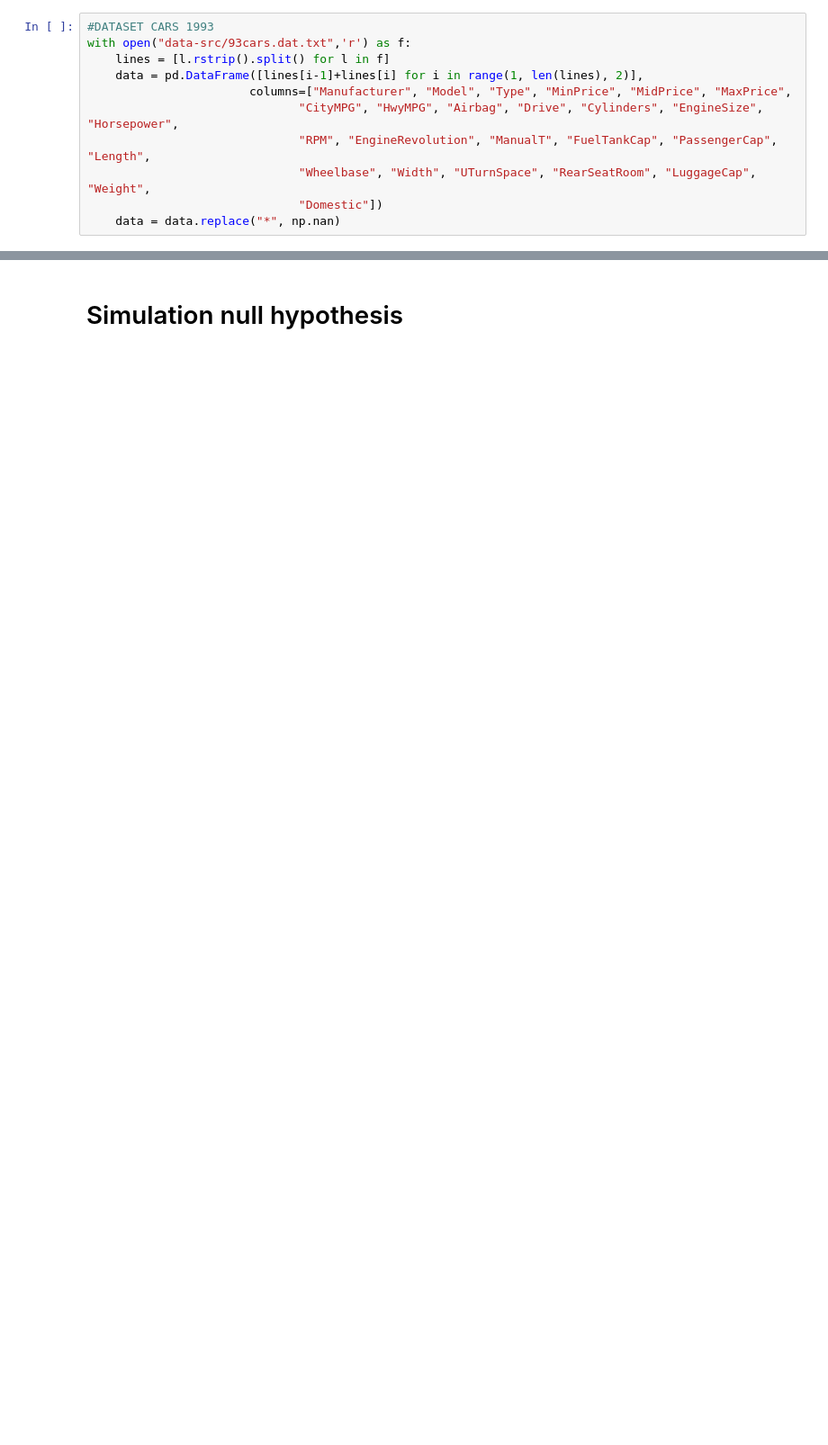
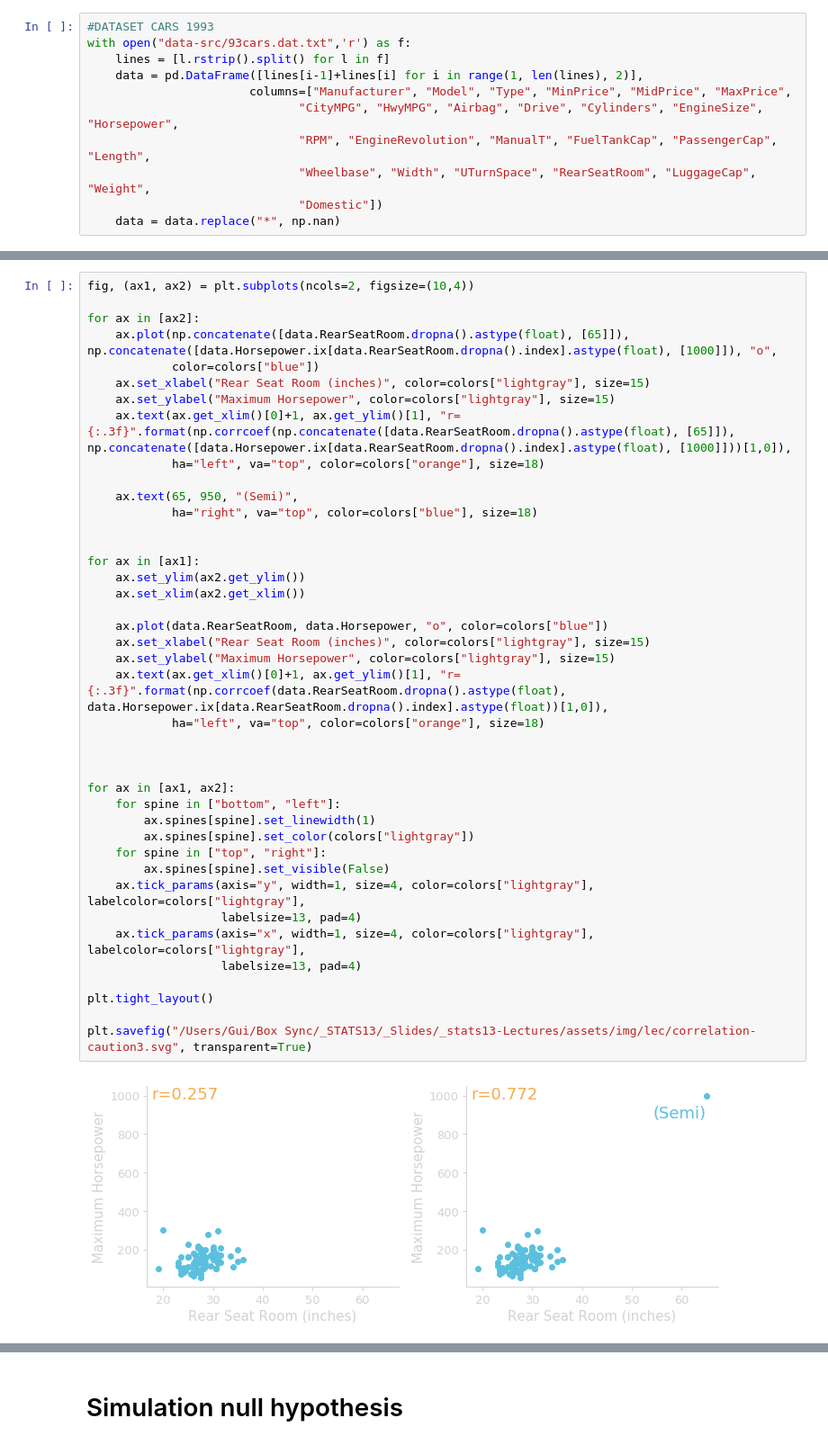
Before and after one commit to gcalmettes/stats13-slides, a Jupyter notebook: notebook-fig/figs-slides-8-correlation-regression.ipynb, the cells around one changed output, grey strips where cells are left out. Shown at 90% size. Saved outputs shown, nothing was run; the diff lists cells and outputs as text; blank space fills up the shorter version.

```diff
--- a/notebook-fig/figs-slides-8-correlation-regression.ipynb
+++ b/notebook-fig/figs-slides-8-correlation-regression.ipynb
@@ -354,0 +374,43 @@ plt.savefig("/Users/Gui/Box Sync/_STATS13/_Slides/_stats13-Lectures/assets/img/l
+# %%
+fig, (ax1, ax2) = plt.subplots(ncols=2, figsize=(10,4))
+
+for ax in [ax2]:
+    ax.plot(np.concatenate([data.RearSeatRoom.dropna().astype(float), [65]]), np.concatenate([data.Horsepower.ix[data.RearSeatRoom.dropna().index].astype(float), [1000]]), "o",
+            color=colors["blue"])
+    ax.set_xlabel("Rear Seat Room (inches)", color=colors["lightgray"], size=15)
+    ax.set_ylabel("Maximum Horsepower", color=colors["lightgray"], size=15)
+    ax.text(ax.get_xlim()[0]+1, ax.get_ylim()[1], "r={:.3f}".format(np.corrcoef(np.concatenate([data.RearSeatRoom.dropna().astype(float), [65]]), np.concatenate([data.Horsepower.ix[data.RearSeatRoom.dropna().index].astype(float), [1000]]))[1,0]),
+            ha="left", va="top", color=colors["orange"], size=18)
+
+    ax.text(65, 950, "(Semi)",
+            ha="right", va="top", color=colors["blue"], size=18)
+
+
+for ax in [ax1]:
+    ax.set_ylim(ax2.get_ylim())
+    ax.set_xlim(ax2.get_xlim())
+
+    ax.plot(data.RearSeatRoom, data.Horsepower, "o", color=colors["blue"])
+    ax.set_xlabel("Rear Seat Room (inches)", color=colors["lightgray"], size=15)
+    ax.set_ylabel("Maximum Horsepower", color=colors["lightgray"], size=15)
+    ax.text(ax.get_xlim()[0]+1, ax.get_ylim()[1], "r={:.3f}".format(np.corrcoef(data.RearSeatRoom.dropna().astype(float), data.Horsepower.ix[data.RearSeatRoom.dropna().index].astype(float))[1,0]),
+            ha="left", va="top", color=colors["orange"], size=18)
+
+
+
+for ax in [ax1, ax2]:
+    for spine in ["bottom", "left"]:
+        ax.spines[spine].set_linewidth(1)
+        ax.spines[spine].set_color(colors["lightgray"])
+    for spine in ["top", "right"]:
+        ax.spines[spine].set_visible(False)
+    ax.tick_params(axis="y", width=1, size=4, color=colors["lightgray"], labelcolor=colors["lightgray"],
+                   labelsize=13, pad=4)
+    ax.tick_params(axis="x", width=1, size=4, color=colors["lightgray"], labelcolor=colors["lightgray"],
+                   labelsize=13, pad=4)
+
+plt.tight_layout()
+
+plt.savefig("/Users/Gui/Box Sync/_STATS13/_Slides/_stats13-Lectures/assets/img/lec/correlation-caution3.svg", transparent=True)
+# %% [output]
+[figure, added]
```
Also changed, not shown: parts of 65 cells of this notebook.
